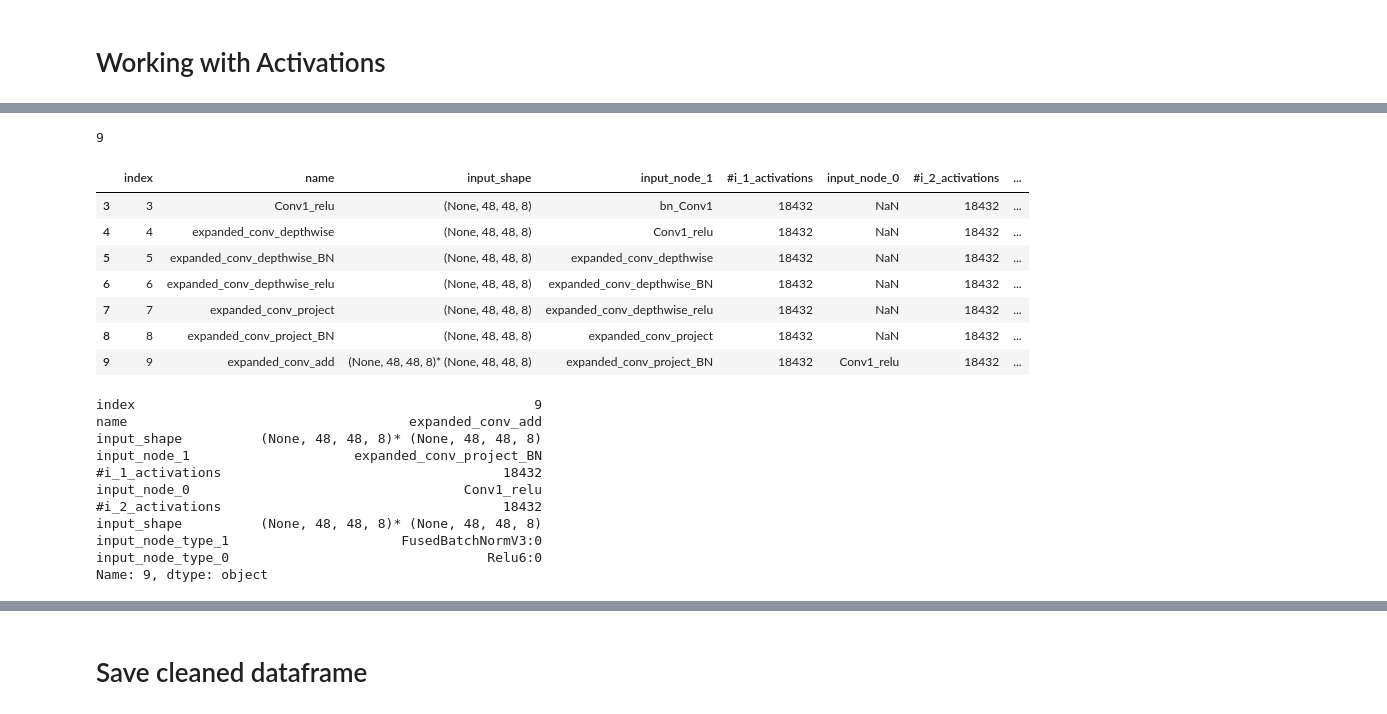
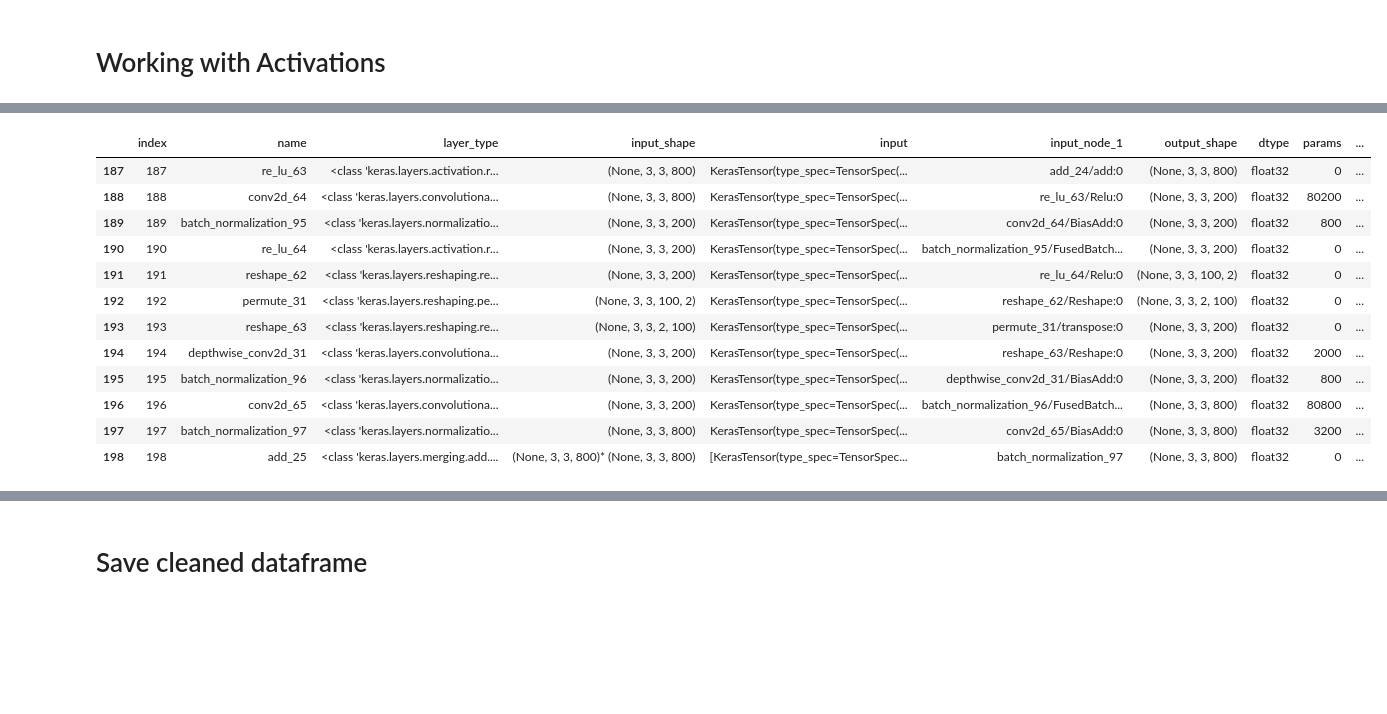
Before and after one commit to subrockmann/tiny_cnn, a Jupyter notebook: Layer Visualizations.ipynb, the cells around one changed output, grey strips where cells are left out. Drawn from its saved outputs; the diff is of its cells as text; code cells hidden in the pictures; blank space fills up the shorter version.

```diff
--- a/Layer Visualizations.ipynb
+++ b/Layer Visualizations.ipynb
@@ -345,2 +407,4 @@ df["peak_activations"] = df["#i_1_activations"] + df["#o_1_activations"]
 # %%
 df["total_params"] = df["params"].cumsum()
+df["total_MACs"] = df["MACS"].cumsum()
+df["total_OPS"] = df["OPS"].cumsum()
@@ -436,12 +491,13 @@ unique_values
 # %%
-# fill activations from start node to end node
 
-for item in unique_values:
-    first_idx = df.loc[df["name"] == item].index[0]
-    last_idx = df.loc[df["input_node_0"] == item].index[0]
+# # fill activations from start node to end node
 
-    activations = df["#i_2_activations"][last_idx]
+# for item in unique_values:
+#     first_idx = df.loc[df["name"] == item].index[0]
+#     last_idx = df.loc[df["input_node_0"] == item].index[0]
 
-    # fill the corresponding rows with the extracted information
-    df.loc[first_idx: last_idx, "#i_2_activations"] = activations
-    #print(df[first_idx: last_idx+1])
+#     activations = df["#i_2_activations"][last_idx]
+
+#     # fill the corresponding rows with the extracted information
+#     df.loc[first_idx: last_idx, "#i_2_activations"] = activations
+#     #print(df[first_idx: last_idx+1])
@@ -484,10 +510,10 @@ df_activations.head(20)
 # %%
-# fill activations from start node to end node
+# # fill activations from start node to end node
 
-for item in second_inputs:
-    first_idx = df_activations.loc[df_activations["name"] == item].index[0]
-    last_idx = df_activations.loc[df_activations["input_node_0"] == item].index[0]
+# for item in second_inputs:
+#     first_idx = df_activations.loc[df_activations["name"] == item].index[0]
+#     last_idx = df_activations.loc[df_activations["input_node_0"] == item].index[0]
 
-    activations = df_activations["#i_2_activations"][last_idx]
-    df_activations.loc[first_idx: last_idx, "#i_2_activations"] = activations
-    #print(df_activations[first_idx: last_idx+1])
+#     activations = df_activations["#i_2_activations"][last_idx]
+#     df_activations.loc[first_idx: last_idx, "#i_2_activations"] = activations
+#     #print(df_activations[first_idx: last_idx+1])
@@ -496,32 +522,23 @@ input_name = "Conv1_relu"
 # %%
-first_idx = df_activations.loc[df_activations["name"] == input_name].index[0]
-last_idx = df_activations.loc[df_activations["input_node_0"] == input_name].index[0]
-last_idx
+# first_idx = df.loc[df["name"] == input_name].index[0]
+# last_idx = df.loc[df["input_node_2"] == input_name].index[0]
+# last_idx
-# %% [output]
-9
 # %%
-df_activations[first_idx: last_idx+1]
+df[first_idx: last_idx+1]
 # %% [output]
-|  | index | name | input_shape | input_node_1 | #i_1_activations | input_node_0 | #i_2_activations | ... |
-| 3 | 3 | Conv1_relu | (None, 48, 48, 8) | bn_Conv1 | 18432 | NaN | 18432 | ... |
-| 4 | 4 | expanded_conv_depthwise | (None, 48, 48, 8) | Conv1_relu | 18432 | NaN | 18432 | ... |
-| 5 | 5 | expanded_conv_depthwise_BN | (None, 48, 48, 8) | expanded_conv_depthwise | 18432 | NaN | 18432 | ... |
-| 6 | 6 | expanded_conv_depthwise_relu | (None, 48, 48, 8) | expanded_conv_depthwise_BN | 18432 | NaN | 18432 | ... |
-| 7 | 7 | expanded_conv_project | (None, 48, 48, 8) | expanded_conv_depthwise_relu | 18432 | NaN | 18432 | ... |
-| 8 | 8 | expanded_conv_project_BN | (None, 48, 48, 8) | expanded_conv_project | 18432 | NaN | 18432 | ... |
-| 9 | 9 | expanded_conv_add | (None, 48, 48, 8)* (None, 48, 48, 8) | expanded_conv_project_BN | 18432 | Conv1_relu | 18432 | ... |
+|  | index | name | layer_type | input_shape | input | input_node_1 | output_shape | dtype | params | ... |
+| 187 | 187 | re_lu_63 | <class 'keras.layers.activation.r... | (None, 3, 3, 800) | KerasTensor(type_spec=TensorSpec(... | add_24/add:0 | (None, 3, 3, 800) | float32 | 0 | ... |
+| 188 | 188 | conv2d_64 | <class 'keras.layers.convolutiona... | (None, 3, 3, 800) | KerasTensor(type_spec=TensorSpec(... | re_lu_63/Relu:0 | (None, 3, 3, 200) | float32 | 80200 | ... |
+| 189 | 189 | batch_normalization_95 | <class 'keras.layers.normalizatio... | (None, 3, 3, 200) | KerasTensor(type_spec=TensorSpec(... | conv2d_64/BiasAdd:0 | (None, 3, 3, 200) | float32 | 800 | ... |
+| 190 | 190 | re_lu_64 | <class 'keras.layers.activation.r... | (None, 3, 3, 200) | KerasTensor(type_spec=TensorSpec(... | batch_normalization_95/FusedBatch... | (None, 3, 3, 200) | float32 | 0 | ... |
+| 191 | 191 | reshape_62 | <class 'keras.layers.reshaping.re... | (None, 3, 3, 200) | KerasTensor(type_spec=TensorSpec(... | re_lu_64/Relu:0 | (None, 3, 3, 100, 2) | float32 | 0 | ... |
+| 192 | 192 | permute_31 | <class 'keras.layers.reshaping.pe... | (None, 3, 3, 100, 2) | KerasTensor(type_spec=TensorSpec(... | reshape_62/Reshape:0 | (None, 3, 3, 2, 100) | float32 | 0 | ... |
+| 193 | 193 | reshape_63 | <class 'keras.layers.reshaping.re... | (None, 3, 3, 2, 100) | KerasTensor(type_spec=TensorSpec(... | permute_31/transpose:0 | (None, 3, 3, 200) | float32 | 0 | ... |
+| 194 | 194 | depthwise_conv2d_31 | <class 'keras.layers.convolutiona... | (None, 3, 3, 200) | KerasTensor(type_spec=TensorSpec(... | reshape_63/Reshape:0 | (None, 3, 3, 200) | float32 | 2000 | ... |
+| 195 | 195 | batch_normalization_96 | <class 'keras.layers.normalizatio... | (None, 3, 3, 200) | KerasTensor(type_spec=TensorSpec(... | depthwise_conv2d_31/BiasAdd:0 | (None, 3, 3, 200) | float32 | 800 | ... |
+| 196 | 196 | conv2d_65 | <class 'keras.layers.convolutiona... | (None, 3, 3, 200) | KerasTensor(type_spec=TensorSpec(... | batch_normalization_96/FusedBatch... | (None, 3, 3, 800) | float32 | 80800 | ... |
+| 197 | 197 | batch_normalization_97 | <class 'keras.layers.normalizatio... | (None, 3, 3, 800) | KerasTensor(type_spec=TensorSpec(... | conv2d_65/BiasAdd:0 | (None, 3, 3, 800) | float32 | 3200 | ... |
+| 198 | 198 | add_25 | <class 'keras.layers.merging.add.... | (None, 3, 3, 800)* (None, 3, 3, 800) | [KerasTensor(type_spec=TensorSpec... | batch_normalization_97 | (None, 3, 3, 800) | float32 | 0 | ... |
 # %%
-df_activations.loc[last_idx]
+# df_activations.loc[last_idx]
-# %% [output]
-index                                                   9
-name                                    expanded_conv_add
-input_shape          (None, 48, 48, 8)* (None, 48, 48, 8)
-input_node_1                     expanded_conv_project_BN
-#i_1_activations                                    18432
-input_node_0                                   Conv1_relu
-#i_2_activations                                    18432
-input_shape          (None, 48, 48, 8)* (None, 48, 48, 8)
-input_node_type_1                      FusedBatchNormV3:0
-input_node_type_0                                 Relu6:0
-Name: 9, dtype: object
 # %%
```
Also changed, not shown: parts of 76 cells of this notebook.
